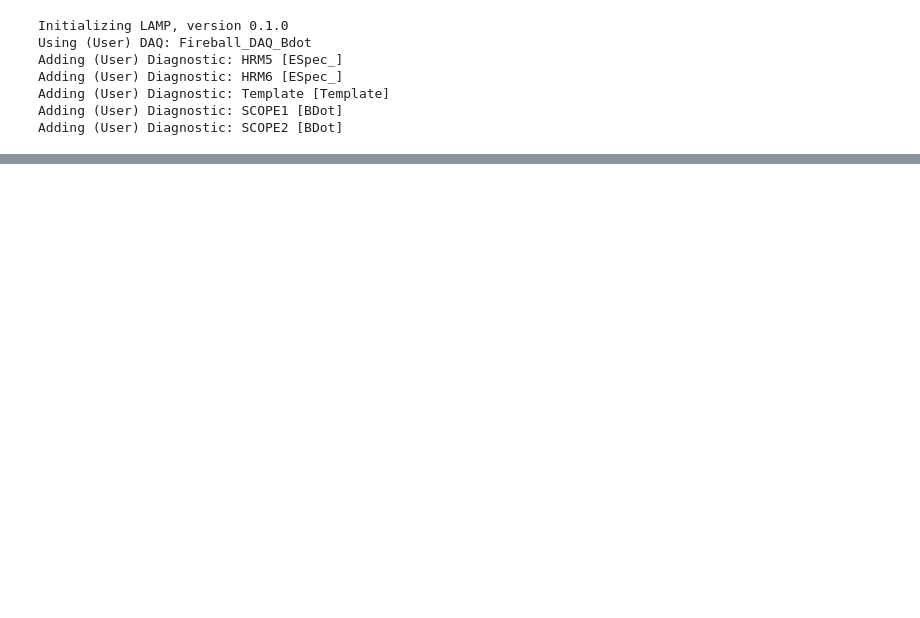
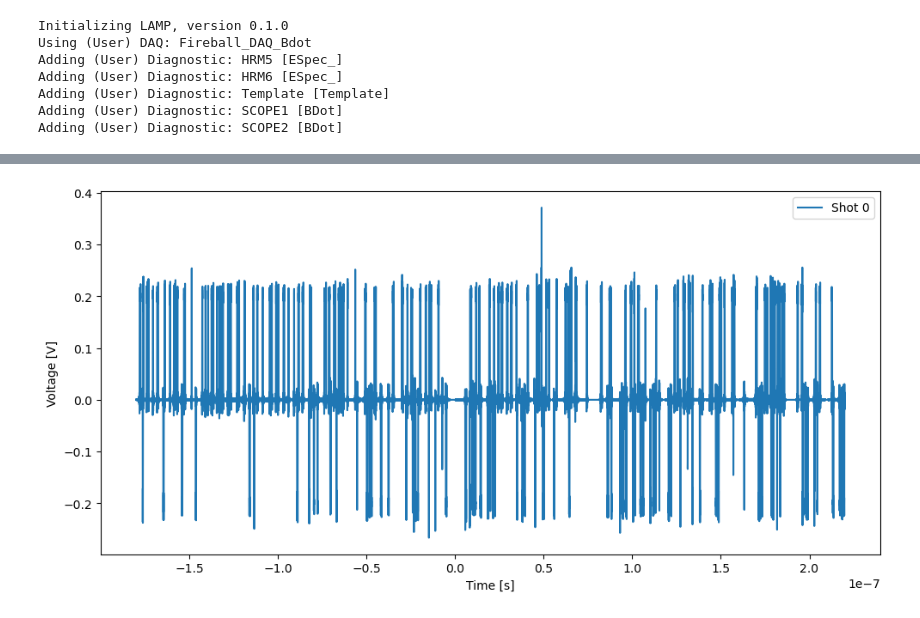
Before and after one commit to ELos385/Fireball_III_analysis, a Jupyter notebook: scripts/BDots/BDot_test.ipynb, the cells around one changed output, grey strips where cells are left out. Saved outputs shown, nothing was run; the diff lists cells and outputs as text; code cells hidden in the pictures; blank space fills up the shorter version.

```diff
--- a/scripts/BDots/BDot_test.ipynb
+++ b/scripts/BDots/BDot_test.ipynb
@@ -70,0 +77,4 @@ fig = plt.plot(shot_data[1]['time'], shot_data[1]['channels'][:, 1])
+# %%
+template.plot_scope(shot_data[0], subtract=('CH3', 'CH2'))
+# %% [output]
+[figure, added]
```
Also changed, not shown: parts of 6 cells of this notebook, 1 other file.
